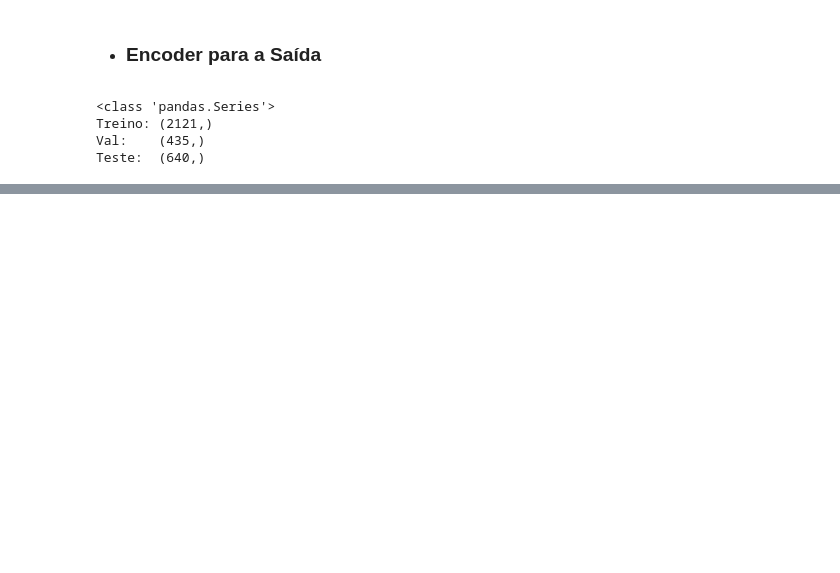
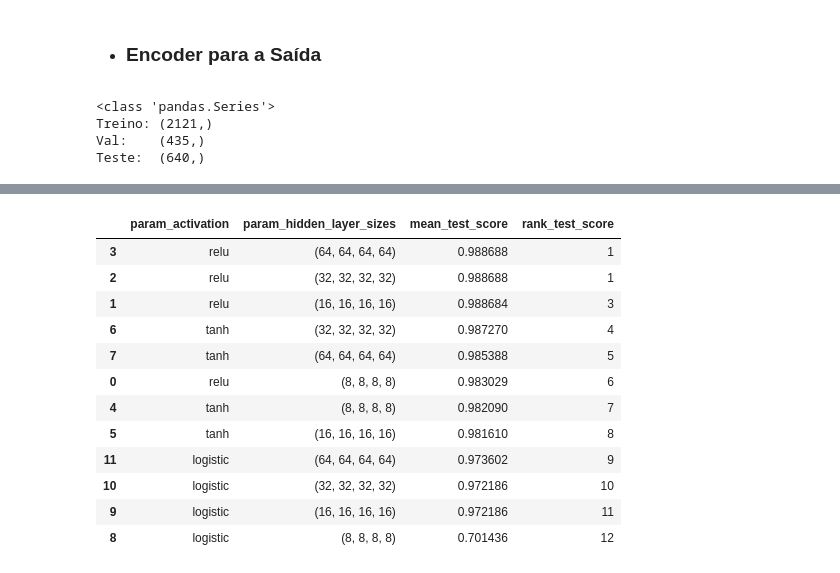
Before and after one commit to DaviMacielCavalcante/projeto-ml-basico, a Jupyter notebook: chess.ipynb, the cells around one changed output, grey strips where cells are left out. Drawn from its saved outputs; the diff is of its cells as text; code cells hidden in the pictures; blank space fills up the shorter version.

```diff
--- a/chess.ipynb
+++ b/chess.ipynb
@@ -163,0 +305,16 @@ Teste:  (640,)
+# %%
+pd.DataFrame(grid.cv_results_)[['param_activation', 'param_hidden_layer_sizes', 'mean_test_score', 'rank_test_score']].sort_values("rank_test_score")
+# %% [output]
+|  | param_activation | param_hidden_layer_sizes | mean_test_score | rank_test_score |
+| 3 | relu | (64, 64, 64, 64) | 0.988688 | 1 |
+| 2 | relu | (32, 32, 32, 32) | 0.988688 | 1 |
+| 1 | relu | (16, 16, 16, 16) | 0.988684 | 3 |
+| 6 | tanh | (32, 32, 32, 32) | 0.987270 | 4 |
+| 7 | tanh | (64, 64, 64, 64) | 0.985388 | 5 |
+| 0 | relu | (8, 8, 8, 8) | 0.983029 | 6 |
+| 4 | tanh | (8, 8, 8, 8) | 0.982090 | 7 |
+| 5 | tanh | (16, 16, 16, 16) | 0.981610 | 8 |
+| 11 | logistic | (64, 64, 64, 64) | 0.973602 | 9 |
+| 10 | logistic | (32, 32, 32, 32) | 0.972186 | 10 |
+| 9 | logistic | (16, 16, 16, 16) | 0.972186 | 11 |
+| 8 | logistic | (8, 8, 8, 8) | 0.701436 | 12 |
```
Also changed, not shown: parts of 28 cells of this notebook.
